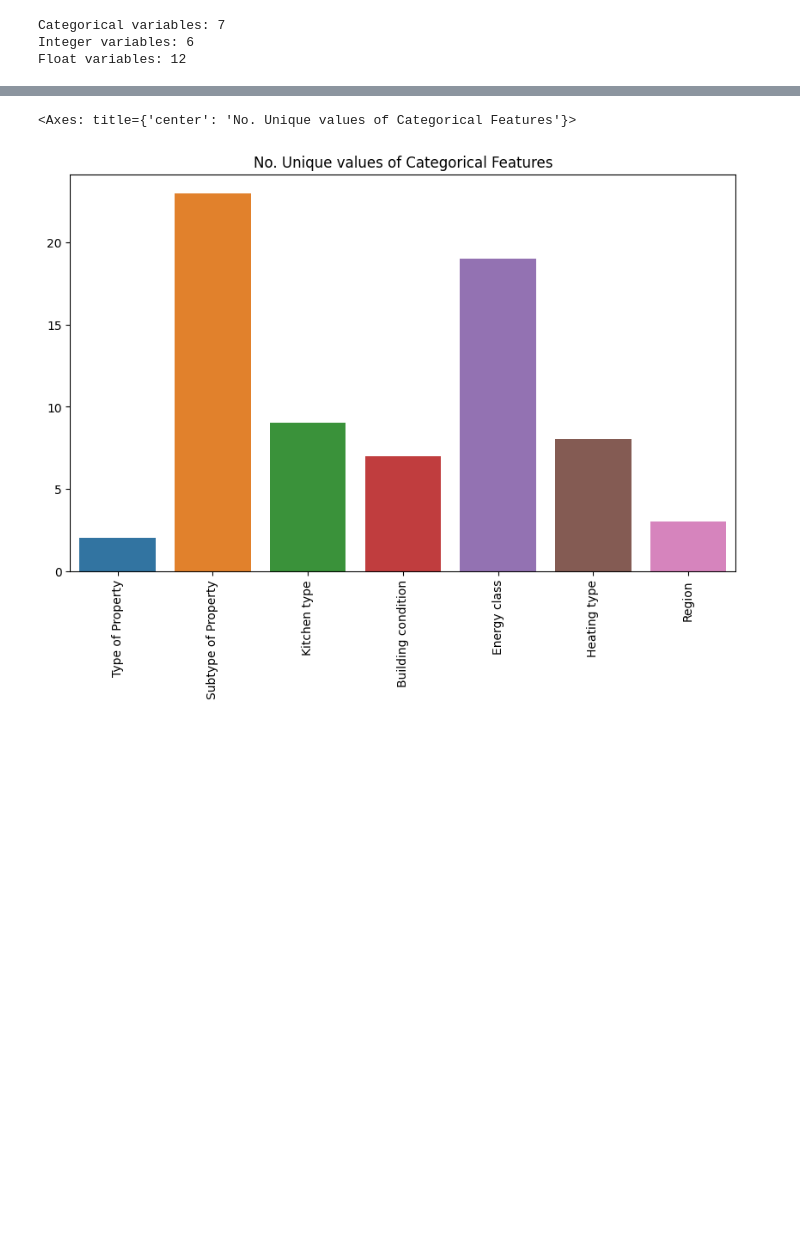
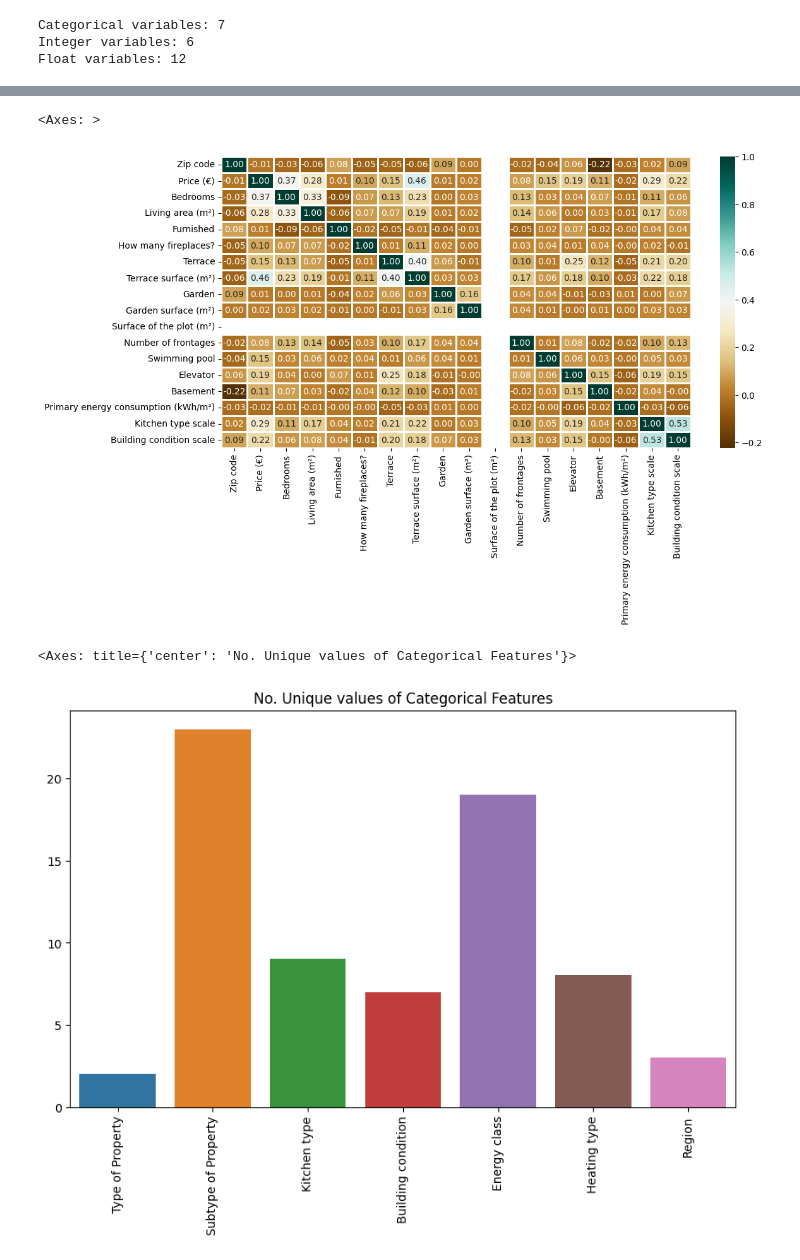
Before and after one commit to svstm/immo_eliza_regression, a Jupyter notebook: preprocessing_said.ipynb, the cells around one changed output, grey strips where cells are left out. Saved outputs shown, nothing was run; the diff lists cells and outputs as text; code cells hidden in the pictures; blank space fills up the shorter version.

```diff
--- a/preprocessing_said.ipynb
+++ b/preprocessing_said.ipynb
@@ -66,3 +221,13 @@ sns.heatmap(df__pro_num.corr(),
+# %%
+plt.figure(figsize=(12, 6))
+sns.heatmap(df_a_num.corr(),
+            cmap = 'BrBG',
+            fmt = '.2f',
+            linewidths = 2,
+            annot = True)
+# %% [output]
+<Axes: >
+[figure, added]
 # %%
 unique_values = []
 for col in object_cols:
```
Also changed, not shown: parts of 33 cells of this notebook, 3 other files.
